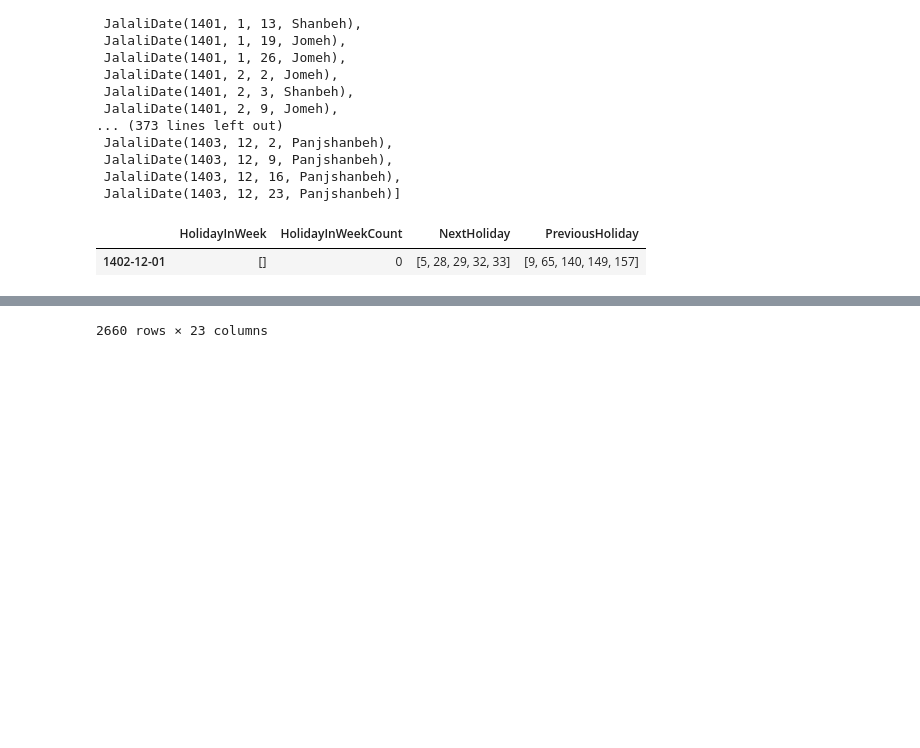
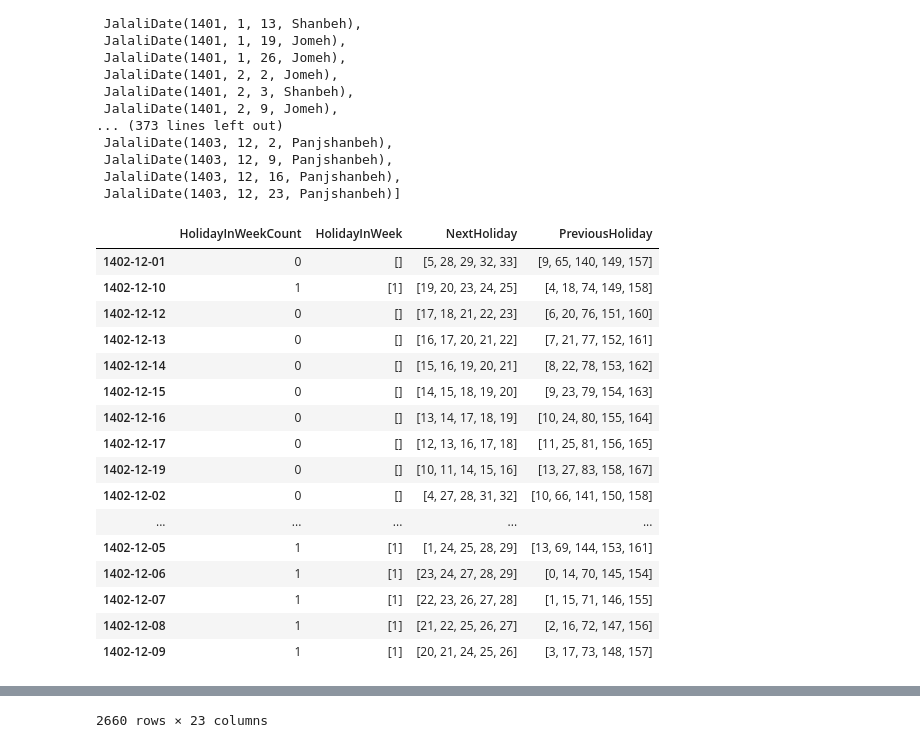
Before and after one commit to mvajhi/Introduction-to-Data-Science, a Jupyter notebook: final/phase0.ipynb, the cells around one changed output, grey strips where cells are left out. Saved outputs shown, nothing was run; the diff lists cells and outputs as text; code cells hidden in the pictures; blank space fills up the shorter version.

Commit message:
Add holiday to df

```diff
--- a/final/phase0.ipynb
+++ b/final/phase0.ipynb
@@ -421,8 +421,12 @@ def str_to_date(d, gregorian:bool=False) -> JalaliDate:
     if gregorian:
         return out.to_gregorian()
     return out
-result['DateReserve'] = df['DateReserve'].map(str_to_date)
-result['DateReserveGregorian'] = df['DateReserve'].map(lambda d: str_to_date(d, True)).astype('datetime64[ns]')
+
+date_map_gregorian = {i: str_to_date(i,True) for i in df['DateReserve'].unique()}
+result['DateReserveGregorian'] = result['DateReserve'].map(date_map_gregorian)
+
+date_map_jalali = {i: str_to_date(i) for i in df['DateReserve'].unique()}
+result['DateReserve'] = result['DateReserve'].map(date_map_jalali)
 
 result.info()
 # %% [output]
@@ -492,26 +496,41 @@ holidays
  JalaliDate(1403, 12, 16, Panjshanbeh),
  JalaliDate(1403, 12, 23, Panjshanbeh)]
 # %%
+n = 5
 h_map = dict()
-n = 5
 for day in result['DateReserve'].unique():
     calculator = HolidayCalculator(holidays, day, have_weekend=False)
     h_map[day] = {
         'HolidayInWeekCount': calculator.get_holidays_this_week(True),
         'HolidayInWeek': calculator.get_holidays_this_week(),
         'NextHoliday': calculator.get_n_next_holiday(n),
         'PreviousHoliday': calculator.get_n_previous_holiday(n)
     }
 
 result['HolidayInWeekCount'] = result['DateReserve'].map(lambda d: h_map[d]['HolidayInWeekCount'])
 
 for i in ['PreviousHoliday', 'NextHoliday']:
-    for j in range(5):
+    for j in range(n):
         result[f'{i}_{j+1}'] = result['DateReserve'].map(lambda d: h_map[d][i][j])
 
 display(pd.DataFrame(h_map).T)
 display(result)
 # %% [output]
-|  | HolidayInWeek | HolidayInWeekCount | NextHoliday | PreviousHoliday |
-| 1402-12-01 | [] | 0 | [5, 28, 29, 32, 33] | [9, 65, 140, 149, 157] |
+|  | HolidayInWeekCount | HolidayInWeek | NextHoliday | PreviousHoliday |
+| 1402-12-01 | 0 | [] | [5, 28, 29, 32, 33] | [9, 65, 140, 149, 157] |
+| 1402-12-10 | 1 | [1] | [19, 20, 23, 24, 25] | [4, 18, 74, 149, 158] |
+| 1402-12-12 | 0 | [] | [17, 18, 21, 22, 23] | [6, 20, 76, 151, 160] |
+| 1402-12-13 | 0 | [] | [16, 17, 20, 21, 22] | [7, 21, 77, 152, 161] |
+| 1402-12-14 | 0 | [] | [15, 16, 19, 20, 21] | [8, 22, 78, 153, 162] |
+| 1402-12-15 | 0 | [] | [14, 15, 18, 19, 20] | [9, 23, 79, 154, 163] |
+| 1402-12-16 | 0 | [] | [13, 14, 17, 18, 19] | [10, 24, 80, 155, 164] |
+| 1402-12-17 | 0 | [] | [12, 13, 16, 17, 18] | [11, 25, 81, 156, 165] |
+| 1402-12-19 | 0 | [] | [10, 11, 14, 15, 16] | [13, 27, 83, 158, 167] |
+| 1402-12-02 | 0 | [] | [4, 27, 28, 31, 32] | [10, 66, 141, 150, 158] |
+| ... | ... | ... | ... | ... |
+| 1402-12-05 | 1 | [1] | [1, 24, 25, 28, 29] | [13, 69, 144, 153, 161] |
+| 1402-12-06 | 1 | [1] | [23, 24, 27, 28, 29] | [0, 14, 70, 145, 154] |
+| 1402-12-07 | 1 | [1] | [22, 23, 26, 27, 28] | [1, 15, 71, 146, 155] |
+| 1402-12-08 | 1 | [1] | [21, 22, 25, 26, 27] | [2, 16, 72, 147, 156] |
+| 1402-12-09 | 1 | [1] | [20, 21, 24, 25, 26] | [3, 17, 73, 148, 157] |
 |  | DateReserve | RestaurantName | Name | FoodName | Gender | reciev_with_card | reciev_with_code | ... |
```
Also changed, not shown: parts of 15 cells of this notebook.
